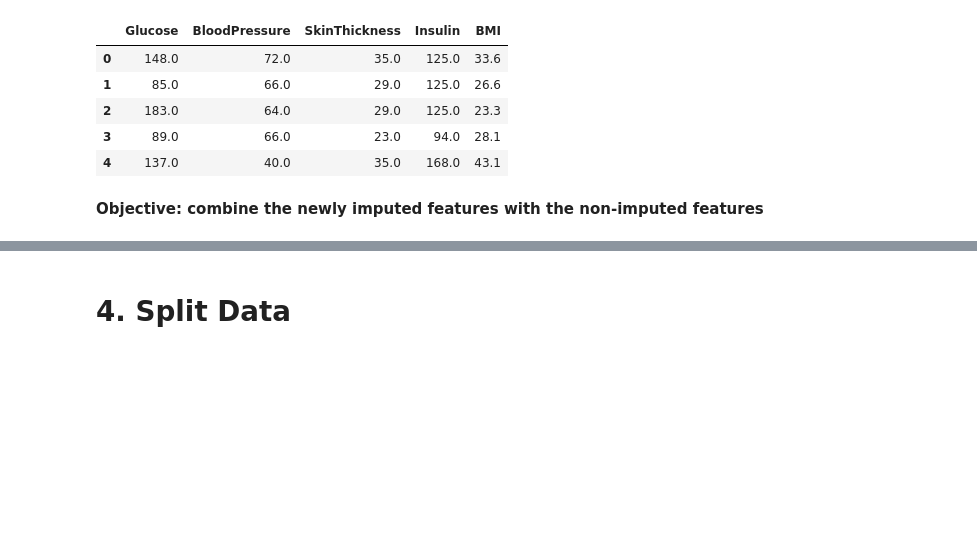
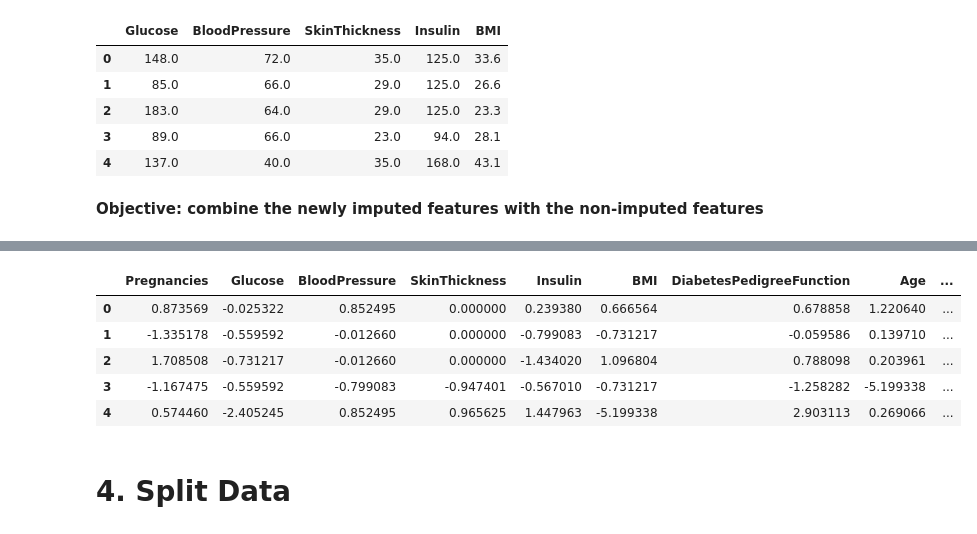
Before and after one commit to jared8thach/diabetes-ensemble, a Jupyter notebook: notebooks/diabetes-ensemble.ipynb, the cells around one changed output, grey strips where cells are left out. Cells and saved outputs as stored; diff of their text form; code cells hidden in the pictures; blank space fills up the shorter version.

```diff
--- a/notebooks/diabetes-ensemble.ipynb
+++ b/notebooks/diabetes-ensemble.ipynb
@@ -157,3 +166,19 @@ clean_df.describe()
+# %%
+from sklearn.preprocessing import QuantileTransformer
+
+scaler = QuantileTransformer(n_quantiles=100, output_distribution='normal', random_state=99)
+# scaling all columns except for target feature
+X_cleaned_scaled_np = scaler.fit_transform(clean_df.iloc[:, :-1])
+X_cleaned_scaled_df = pd.DataFrame(X_cleaned_scaled_np, columns=df.columns[:-1])
+cleaned_scaled_df = pd.merge(X_cleaned_scaled_df, clean_df.iloc[:, -1], left_index=True, right_index=True)
+cleaned_scaled_df.head()
+# %% [output]
+|  | Pregnancies | Glucose | BloodPressure | SkinThickness | Insulin | BMI | DiabetesPedigreeFunction | Age | ... |
+| 0 | 0.873569 | -0.025322 | 0.852495 | 0.000000 | 0.239380 | 0.666564 | 0.678858 | 1.220640 | ... |
+| 1 | -1.335178 | -0.559592 | -0.012660 | 0.000000 | -0.799083 | -0.731217 | -0.059586 | 0.139710 | ... |
+| 2 | 1.708508 | -0.731217 | -0.012660 | 0.000000 | -1.434020 | 1.096804 | 0.788098 | 0.203961 | ... |
+| 3 | -1.167475 | -0.559592 | -0.799083 | -0.947401 | -0.567010 | -0.731217 | -1.258282 | -5.199338 | ... |
+| 4 | 0.574460 | -2.405245 | 0.852495 | 0.965625 | 1.447963 | -5.199338 | 2.903113 | 0.269066 | ... |
 # %% [markdown]
 # 4. Split Data
 # %%
```
Also changed, not shown: parts of 13 cells of this notebook, 1 other file.
